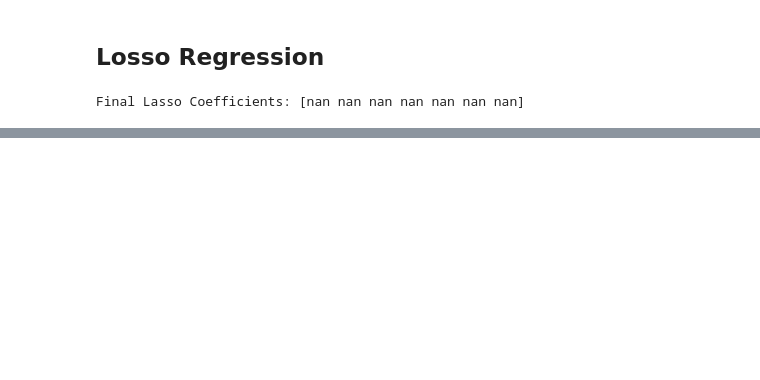
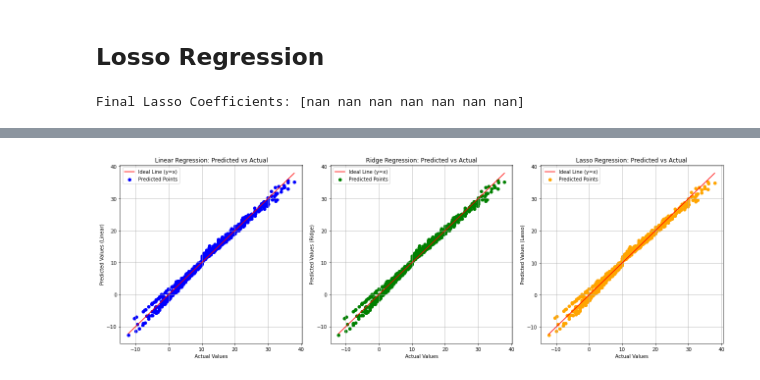
Before and after one commit to CoderDebojit/Debojit-Dhali, a Jupyter notebook: Python/JupyterNoteBook/JU - Assignment 2.ipynb, the cells around one changed output, grey strips where cells are left out. Cells and saved outputs as stored; diff of their text form; code cells hidden in the pictures; blank space fills up the shorter version.

```diff
--- a/Python/JupyterNoteBook/JU - Assignment 2.ipynb
+++ b/Python/JupyterNoteBook/JU - Assignment 2.ipynb
@@ -348,0 +445,40 @@ plt.show()
+# %%
+# Plotting the results
+plt.figure(figsize=(18, 6))
+
+# Subplot 1: Predicted values for Linear Regression vs Actual values with Ideal line
+plt.subplot(131)
+plt.scatter(y_test, y_pred_linear, color='blue', label='Predicted Points')
+plt.plot([min(y_test), max(y_test)], [min(y_test), max(y_test)], color='red', label='Ideal Line (y=x)')
+plt.xlabel('Actual Values')
+plt.ylabel('Predicted Values (Linear)')
+plt.title('Linear Regression: Predicted vs Actual')
+plt.legend()
+plt.grid()
+
+# Subplot 2: Predicted values for Ridge Regression vs Actual values with Ideal line
+plt.subplot(132)
+plt.scatter(y_test, y_pred_ridge, color='green', label='Predicted Points')
+plt.plot([min(y_test), max(y_test)], [min(y_test), max(y_test)], color='red', label='Ideal Line (y=x)')
+plt.xlabel('Actual Values')
+plt.ylabel('Predicted Values (Ridge)')
+plt.title('Ridge Regression: Predicted vs Actual')
+plt.legend()
+plt.grid()
+
+# Subplot 3: Predicted values for Lasso Regression vs Actual values with Ideal line
+plt.subplot(133)
+plt.scatter(y_test, y_pred_lasso, color='orange', label='Predicted Points')
+plt.plot([min(y_test), max(y_test)], [min(y_test), max(y_test)], color='red', label='Ideal Line (y=x)')
+plt.xlabel('Actual Values')
+plt.ylabel('Predicted Values (Lasso)')
+plt.title('Lasso Regression: Predicted vs Actual')
+plt.legend()
+plt.grid()
+
+# Show the plots
+plt.tight_layout()
+
+plt.show()
+# %% [output]
+[figure, added]
```
Also changed, not shown: parts of 9 cells of this notebook, 1 other file.
